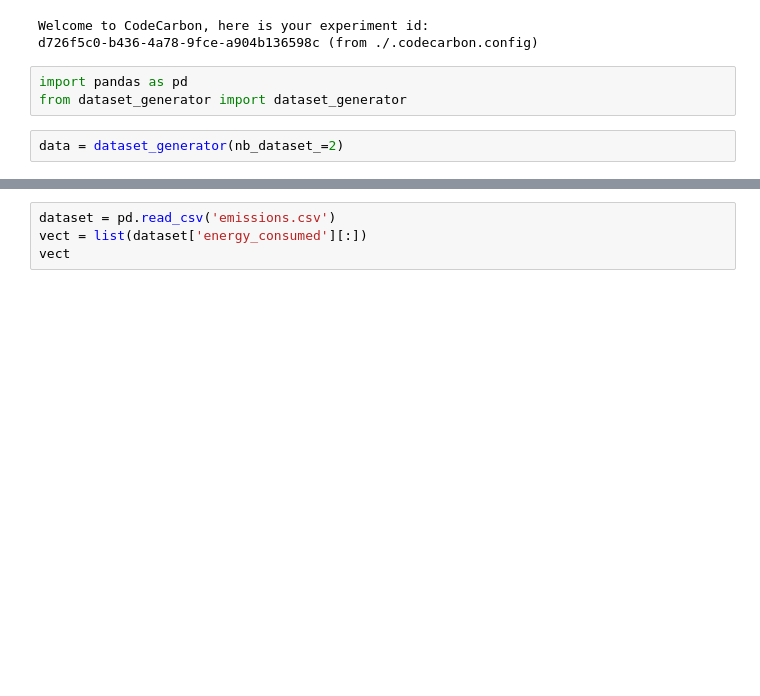
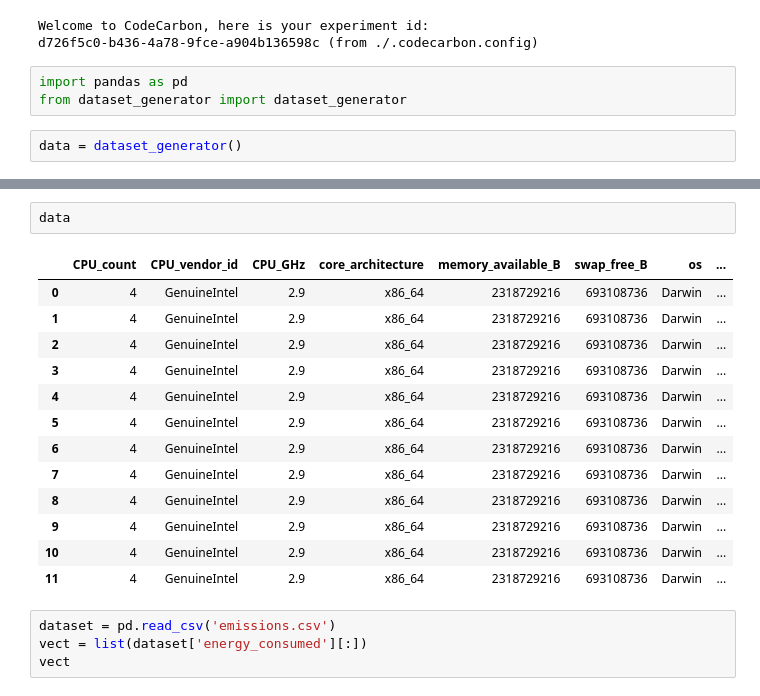
Before and after one commit to wesleymth/LauzHack-2022-energy, a Jupyter notebook: notebook_emma.ipynb, the cells around one changed output, grey strips where cells are left out. Saved outputs shown, nothing was run; the diff lists cells and outputs as text; blank space fills up the shorter version.

Commit message:
ready to produce data

```diff
--- a/notebook_emma.ipynb
+++ b/notebook_emma.ipynb
@@ -7,4 +7,4 @@ d726f5c0-b436-4a78-9fce-a904b136598c (from ./.codecarbon.config)
 import pandas as pd
 from dataset_generator import dataset_generator
 # %%
-data = dataset_generator(nb_dataset_=2)
+data = dataset_generator()
@@ -29,3 +11,19 @@ data = dataset_generator(nb_dataset_=2)
+# %%
+data
+# %% [output]
+|  | CPU_count | CPU_vendor_id | CPU_GHz | core_architecture | memory_available_B | swap_free_B | os | ... |
+| 0 | 4 | GenuineIntel | 2.9 | x86_64 | 2318729216 | 693108736 | Darwin | ... |
+| 1 | 4 | GenuineIntel | 2.9 | x86_64 | 2318729216 | 693108736 | Darwin | ... |
+| 2 | 4 | GenuineIntel | 2.9 | x86_64 | 2318729216 | 693108736 | Darwin | ... |
+| 3 | 4 | GenuineIntel | 2.9 | x86_64 | 2318729216 | 693108736 | Darwin | ... |
+| 4 | 4 | GenuineIntel | 2.9 | x86_64 | 2318729216 | 693108736 | Darwin | ... |
+| 5 | 4 | GenuineIntel | 2.9 | x86_64 | 2318729216 | 693108736 | Darwin | ... |
+| 6 | 4 | GenuineIntel | 2.9 | x86_64 | 2318729216 | 693108736 | Darwin | ... |
+| 7 | 4 | GenuineIntel | 2.9 | x86_64 | 2318729216 | 693108736 | Darwin | ... |
+| 8 | 4 | GenuineIntel | 2.9 | x86_64 | 2318729216 | 693108736 | Darwin | ... |
+| 9 | 4 | GenuineIntel | 2.9 | x86_64 | 2318729216 | 693108736 | Darwin | ... |
+| 10 | 4 | GenuineIntel | 2.9 | x86_64 | 2318729216 | 693108736 | Darwin | ... |
+| 11 | 4 | GenuineIntel | 2.9 | x86_64 | 2318729216 | 693108736 | Darwin | ... |
 # %%
 dataset = pd.read_csv('emissions.csv')
 vect = list(dataset['energy_consumed'][:])
```
Also changed, not shown: parts of 3 cells of this notebook, 2 other files.
